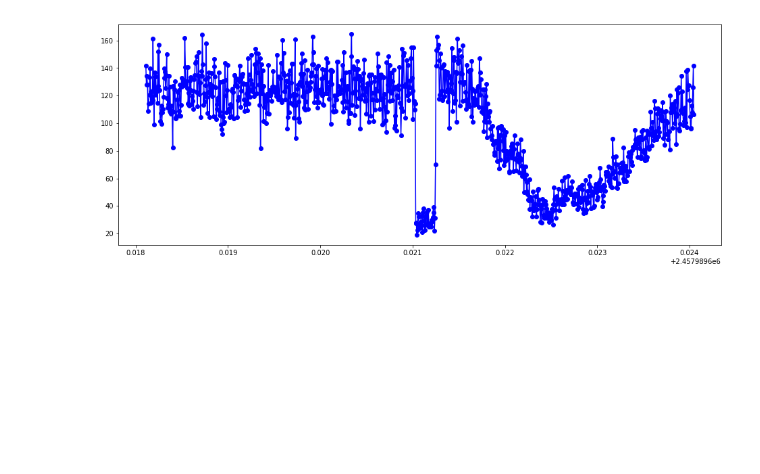
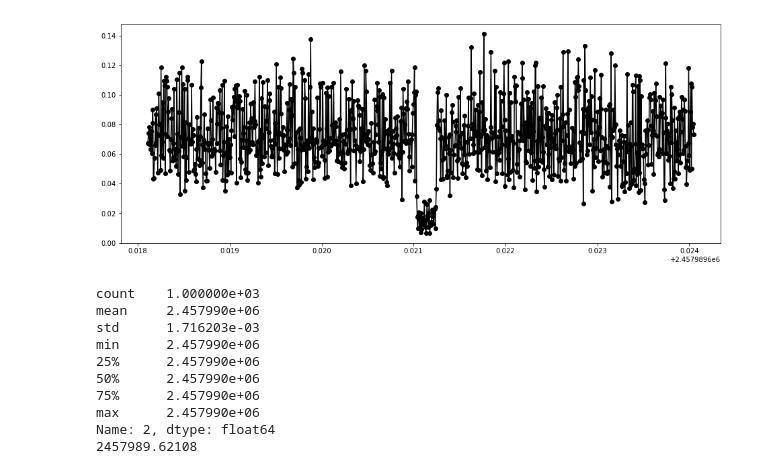
Before and after one commit to fredifqh/occu_chariklo, a Jupyter notebook: photometry_chariklo.ipynb, the cells around one changed output. Saved outputs shown, nothing was run; the diff lists cells and outputs as text; code cells hidden in the pictures; blank space fills up the shorter version.

Commit message:
was plotted another table

```diff
--- a/photometry_chariklo.ipynb
+++ b/photometry_chariklo.ipynb
@@ -1,13 +36,25 @@
 # %%
 import pandas as pd
 import numpy as np
 import matplotlib.pyplot as plt
+df = pd.read_table('photometry_Chariklo_2017Ago23_inc_alvo_fac.dat', sep='\s+', header=None)
 fig = plt.figure(figsize=(16,6))
-df = pd.read_table('photometry_Chariklo_2017Ago23.dat', sep='\s+', header=None)
-df.head(10)
-np.sqrt(df[3].sum()/len(df))
-df[3].describe()
-plt.plot(df[2], df[5], 'ko-', color='blue')
+plt.plot(df[2], df[4]/df[7], 'ko-', color='black')
 plt.show()
+#np.sqrt((df[2]).sum()/len(df))
+rms = np.sqrt(np.mean(np.square(df[2])))
+#print(df.head(10))
+print(df[2].describe())
+print(rms)
 # %% [output]
-[figure, old version]
+[figure, new version]
+count    1.000000e+03
+mean     2.457990e+06
+std      1.716203e-03
+min      2.457990e+06
+25%      2.457990e+06
+50%      2.457990e+06
+75%      2.457990e+06
+max      2.457990e+06
+Name: 2, dtype: float64
+2457989.62108
```
Also changed, not shown: parts of 2 cells of this notebook.
